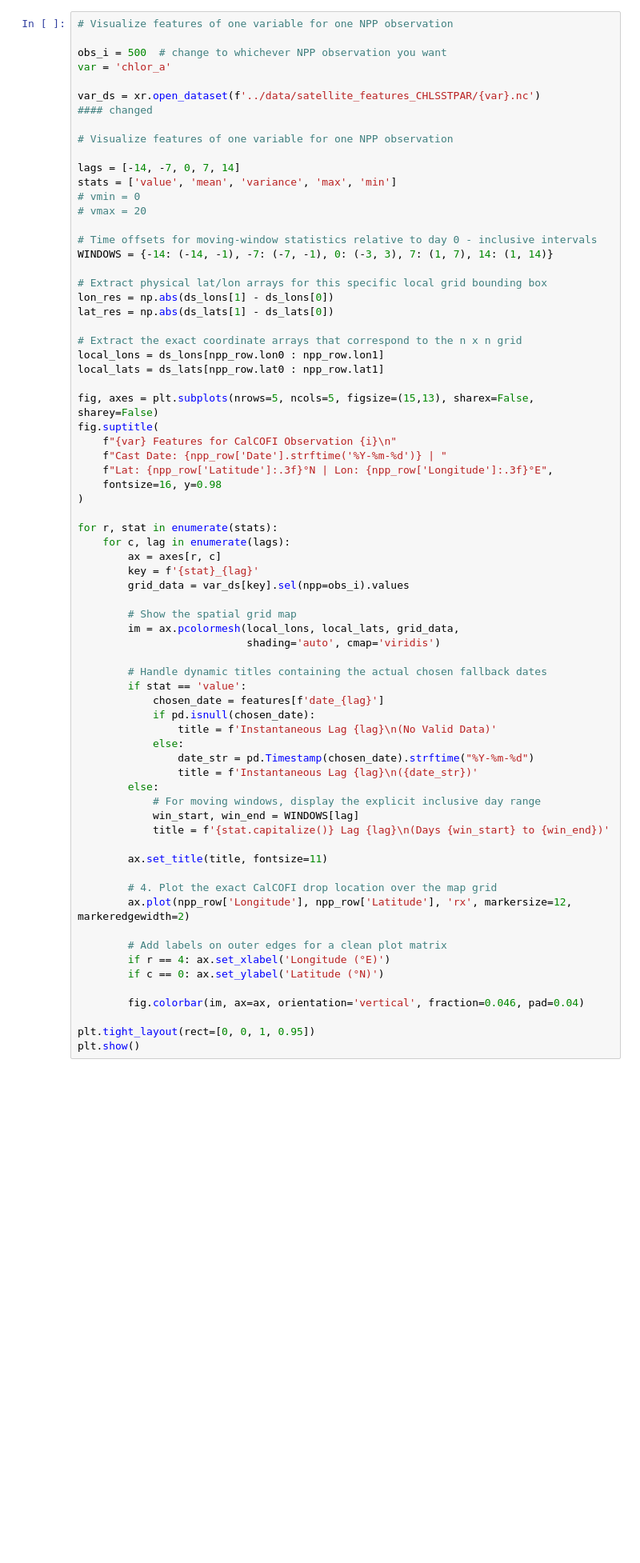
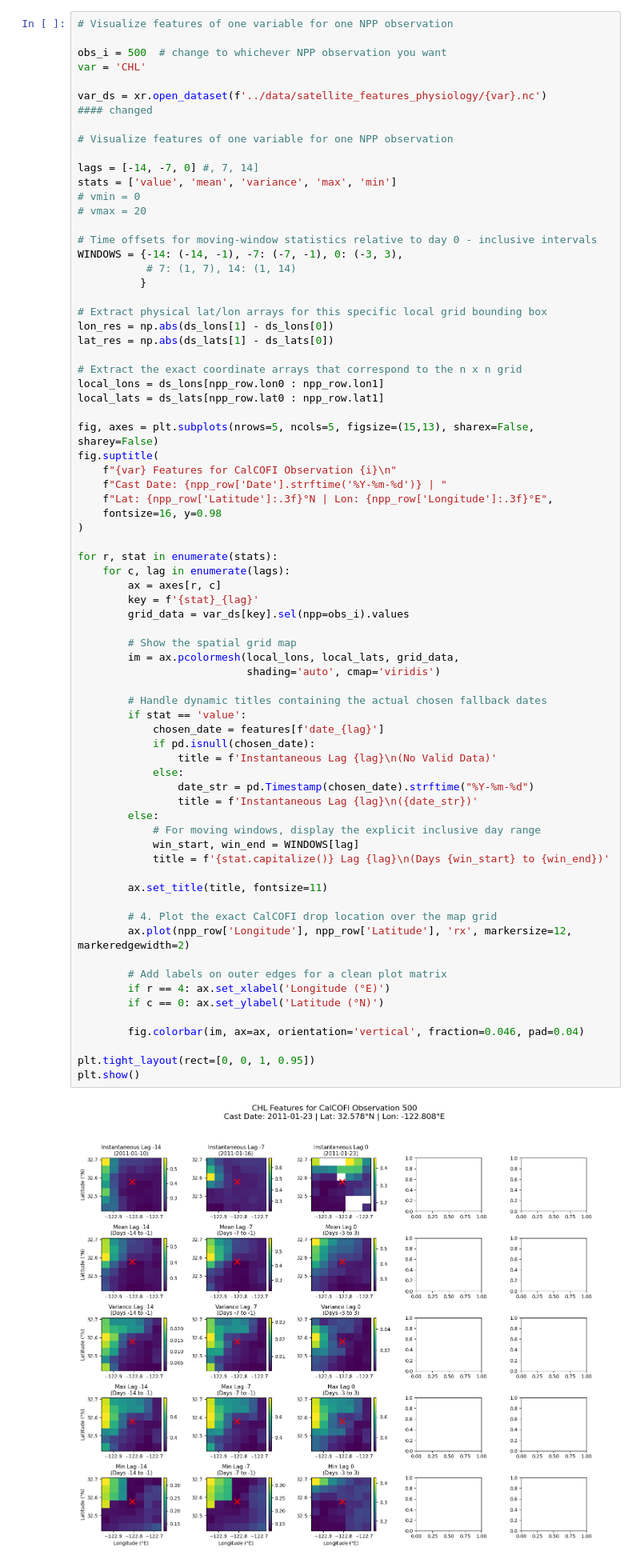
Before and after one commit to decarpenter/primary-productivity, a Jupyter notebook: notebooks/03 Combine NPP and Satellite Data.ipynb, the cells around one changed output. Shown at 80% size. Cells and saved outputs as stored; diff of their text form; blank space fills up the shorter version.

```diff
--- a/notebooks/03 Combine NPP and Satellite Data.ipynb
+++ b/notebooks/03 Combine NPP and Satellite Data.ipynb
@@ -291,19 +307,21 @@ for var in tqdm(input_vars):
 # Visualize features of one variable for one NPP observation
 
 obs_i = 500  # change to whichever NPP observation you want
-var = 'chlor_a'
+var = 'CHL'
 
-var_ds = xr.open_dataset(f'../data/satellite_features_CHLSSTPAR/{var}.nc')                           #### changed
+var_ds = xr.open_dataset(f'../data/satellite_features_physiology/{var}.nc')                           #### changed
 
 # Visualize features of one variable for one NPP observation
 
-lags = [-14, -7, 0, 7, 14]
+lags = [-14, -7, 0] #, 7, 14]
 stats = ['value', 'mean', 'variance', 'max', 'min']
 # vmin = 0
 # vmax = 20
 
 # Time offsets for moving-window statistics relative to day 0 - inclusive intervals
-WINDOWS = {-14: (-14, -1), -7: (-7, -1), 0: (-3, 3), 7: (1, 7), 14: (1, 14)}
+WINDOWS = {-14: (-14, -1), -7: (-7, -1), 0: (-3, 3),
+           # 7: (1, 7), 14: (1, 14)
+          }
 
 # Extract physical lat/lon arrays for this specific local grid bounding box
 lon_res = np.abs(ds_lons[1] - ds_lons[0])
@@ -330,33 +348,35 @@ for r, stat in enumerate(stats):
         # Show the spatial grid map
         im = ax.pcolormesh(local_lons, local_lats, grid_data,
                            shading='auto', cmap='viridis')
 
         # Handle dynamic titles containing the actual chosen fallback dates
         if stat == 'value':
             chosen_date = features[f'date_{lag}']
             if pd.isnull(chosen_date):
                 title = f'Instantaneous Lag {lag}\n(No Valid Data)'
             else:
                 date_str = pd.Timestamp(chosen_date).strftime("%Y-%m-%d")
                 title = f'Instantaneous Lag {lag}\n({date_str})'
         else:
             # For moving windows, display the explicit inclusive day range
             win_start, win_end = WINDOWS[lag]
             title = f'{stat.capitalize()} Lag {lag}\n(Days {win_start} to {win_end})'
 
         ax.set_title(title, fontsize=11)
 
         # 4. Plot the exact CalCOFI drop location over the map grid
         ax.plot(npp_row['Longitude'], npp_row['Latitude'], 'rx', markersize=12, markeredgewidth=2)
 
         # Add labels on outer edges for a clean plot matrix
         if r == 4: ax.set_xlabel('Longitude (°E)')
         if c == 0: ax.set_ylabel('Latitude (°N)')
 
         fig.colorbar(im, ax=ax, orientation='vertical', fraction=0.046, pad=0.04)
 
 plt.tight_layout(rect=[0, 0, 1, 0.95])
 plt.show()
+# %% [output]
+[figure, added]
 # %%
 # Create dataframe with NPP-satellite matchups
 
```
Also changed, not shown: parts of 11 cells of this notebook.
